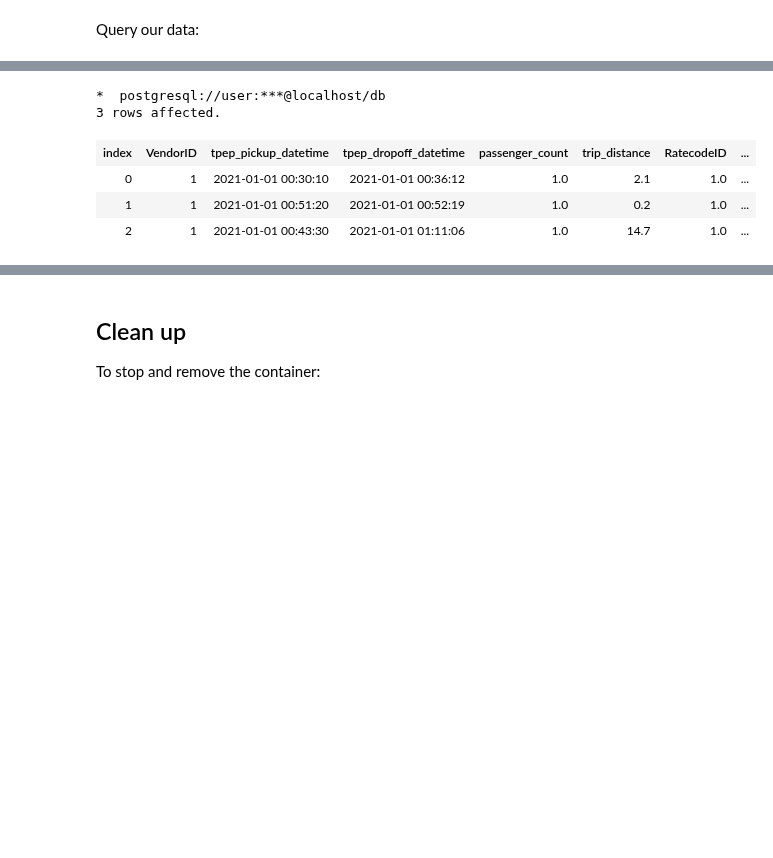
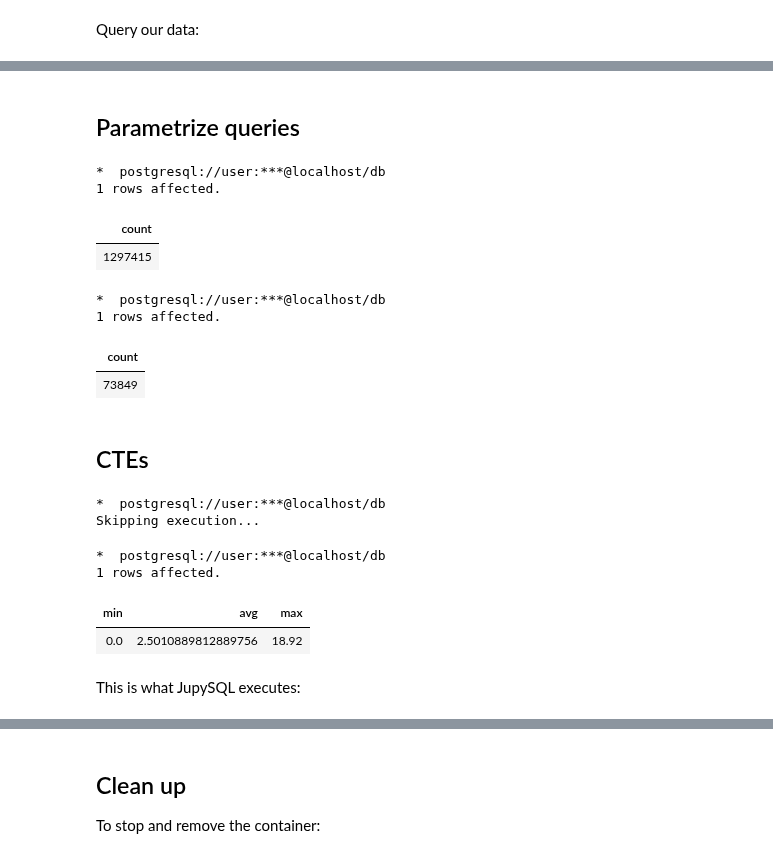
Before and after one commit to catherinedevlin/ipython-sql, a Jupyter notebook: doc/integrations/postgres-connect.ipynb, the cells around one changed output, grey strips where cells are left out. Drawn from its saved outputs; the diff is of its cells as text; code cells hidden in the pictures; blank space fills up the shorter version.

```diff
--- a/doc/integrations/postgres-connect.ipynb
+++ b/doc/integrations/postgres-connect.ipynb
@@ -107,14 +108,16 @@ SELECT COUNT(*) FROM taxi
 1 rows affected.
 | count |
 | 1369769 |
+# %% [markdown]
+## Parametrize queries
+# %%
+threshold = 10
 # %%
 %%sql
-SELECT * FROM taxi
-LIMIT 3
+SELECT COUNT(*) FROM taxi
+WHERE trip_distance < {{threshold}}
 # %% [output]
 *  postgresql://user:***@localhost/db
-3 rows affected.
+1 rows affected.
-| index | VendorID | tpep_pickup_datetime | tpep_dropoff_datetime | passenger_count | trip_distance | RatecodeID | ... |
-| 0 | 1 | 2021-01-01 00:30:10 | 2021-01-01 00:36:12 | 1.0 | 2.1 | 1.0 | ... |
-| 1 | 1 | 2021-01-01 00:51:20 | 2021-01-01 00:52:19 | 1.0 | 0.2 | 1.0 | ... |
-| 2 | 1 | 2021-01-01 00:43:30 | 2021-01-01 01:11:06 | 1.0 | 14.7 | 1.0 | ... |
+| count |
+| 1297415 |
@@ -120,0 +126,32 @@ LIMIT 3
+# %%
+%%sql
+SELECT COUNT(*) FROM taxi
+WHERE trip_distance < {{threshold}}
+# %% [output]
+*  postgresql://user:***@localhost/db
+1 rows affected.
+| count |
+| 73849 |
+# %% [markdown]
+## CTEs
+# %%
+%%sql --save many_passengers --no-execute
+SELECT *
+FROM taxi
+WHERE passenger_count > 3
+-- remove top 1% outliers for better visualization
+AND trip_distance < 18.93
+# %% [output]
+*  postgresql://user:***@localhost/db
+Skipping execution...
+# %%
+%%sql --save trip_stats --with many_passengers
+SELECT MIN(trip_distance), AVG(trip_distance), MAX(trip_distance)
+FROM many_passengers
+# %% [output]
+*  postgresql://user:***@localhost/db
+1 rows affected.
+| min | avg | max |
+| 0.0 | 2.5010889812889756 | 18.92 |
+# %% [markdown]
+This is what JupySQL executes:
```
Also changed, not shown: parts of 14 cells of this notebook, 5 other files.
